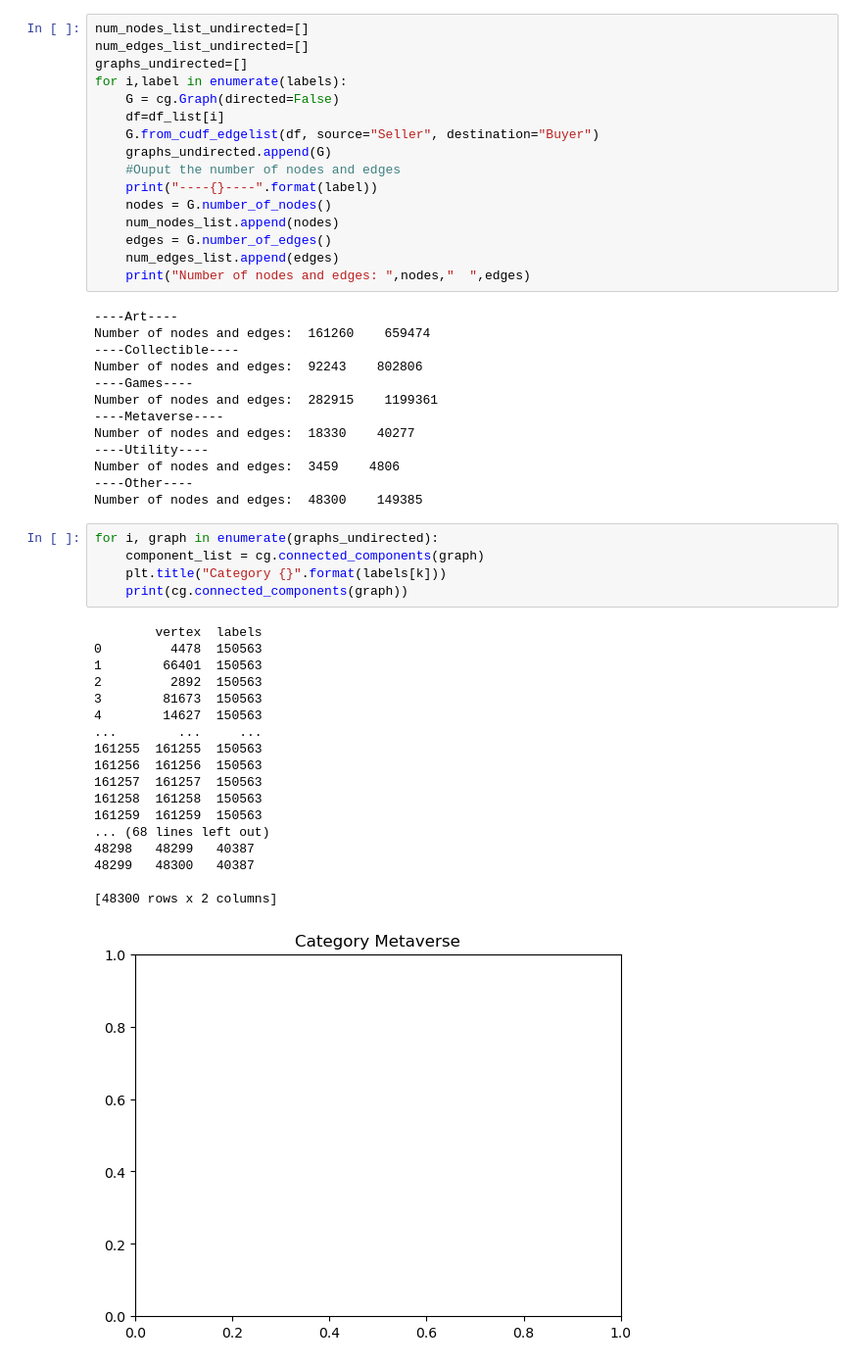
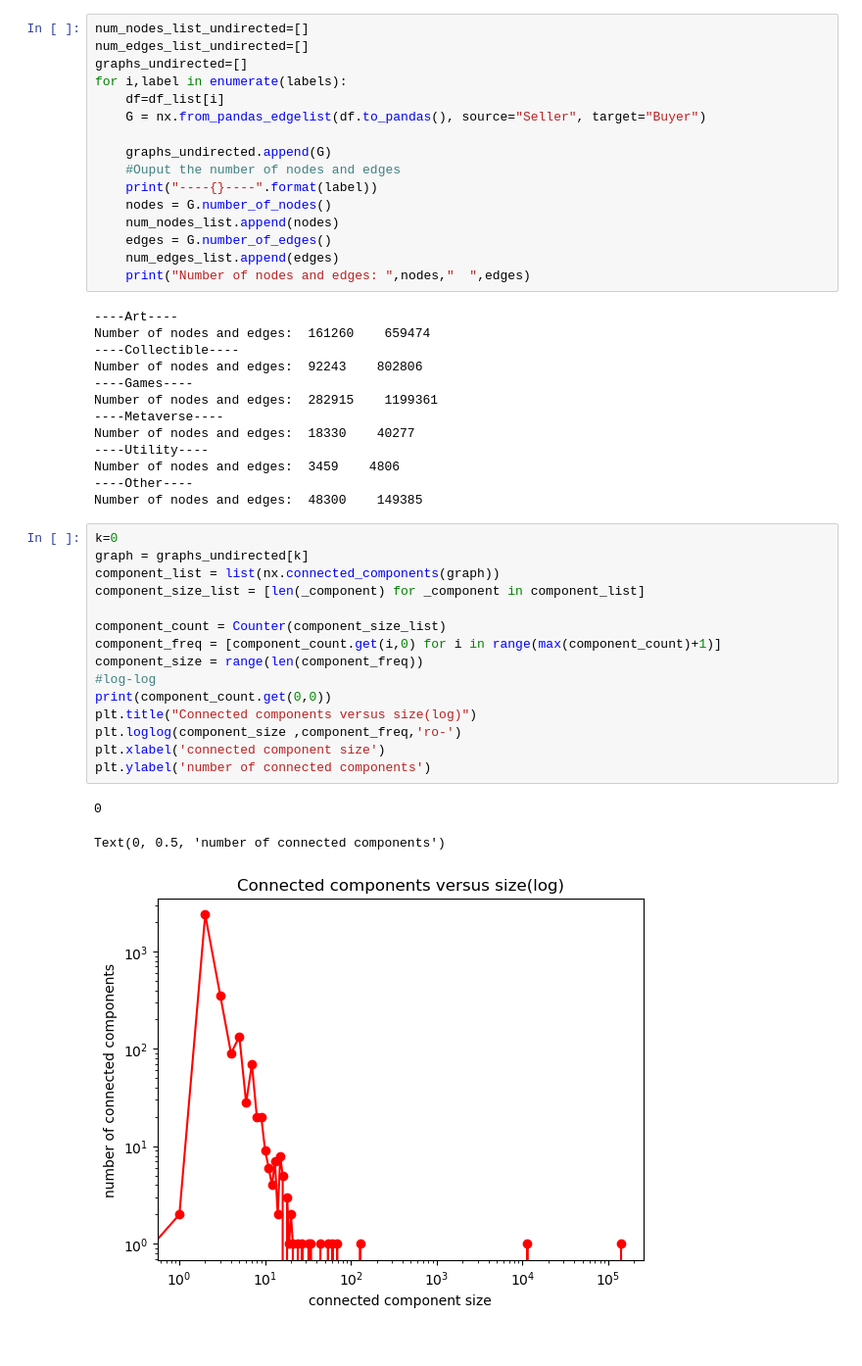
Before and after one commit to Elroy-W/MSBD5008, a Jupyter notebook: Category_Analysis.ipynb, the cells around one changed output. Shown at 98% size. Cells and saved outputs as stored; diff of their text form.

```diff
--- a/Category_Analysis.ipynb
+++ b/Category_Analysis.ipynb
@@ -669,9 +669,9 @@ num_nodes_list_undirected=[]
 num_edges_list_undirected=[]
 graphs_undirected=[]
 for i,label in enumerate(labels):
-    G = cg.Graph(directed=False)
     df=df_list[i]
-    G.from_cudf_edgelist(df, source="Seller", destination="Buyer")
+    G = nx.from_pandas_edgelist(df.to_pandas(), source="Seller", target="Buyer")
+
     graphs_undirected.append(G)
     #Ouput the number of nodes and edges
     print("----{}----".format(label))
@@ -693,27 +693,22 @@ Number of nodes and edges:  18330    40277
 Number of nodes and edges:  3459    4806
 ----Other----
 Number of nodes and edges:  48300    149385
-# %%
-for i, graph in enumerate(graphs_undirected):
-    component_list = cg.connected_components(graph)
-    plt.title("Category {}".format(labels[k]))
-    print(cg.connected_components(graph))
-# %% [output]
-        vertex  labels
-0         4478  150563
-1        66401  150563
-2         2892  150563
-3        81673  150563
-4        14627  150563
-...        ...     ...
-161255  161255  150563
-161256  161256  150563
-161257  161257  150563
-161258  161258  150563
-161259  161259  150563
-... (68 lines left out)
-48298   48299   40387
-48299   48300   40387
-
-[48300 rows x 2 columns]
-[figure, removed]
+# %%
+k=0
+graph = graphs_undirected[k]
+component_list = list(nx.connected_components(graph))
+component_size_list = [len(_component) for _component in component_list]
+
+component_count = Counter(component_size_list)
+component_freq = [component_count.get(i,0) for i in range(max(component_count)+1)]
+component_size = range(len(component_freq))
+#log-log
+print(component_count.get(0,0))
+plt.title("Connected components versus size(log)")
+plt.loglog(component_size ,component_freq,'ro-')
+plt.xlabel('connected component size')
+plt.ylabel('number of connected components')
+# %% [output]
+0
+Text(0, 0.5, 'number of connected components')
+[figure, added]
```
Also changed, not shown: parts of 5 cells of this notebook.
